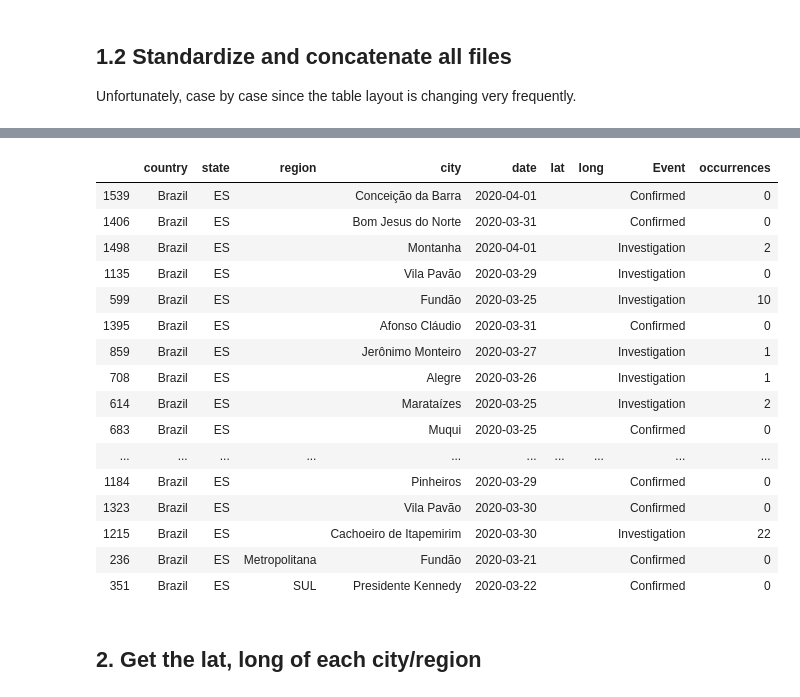
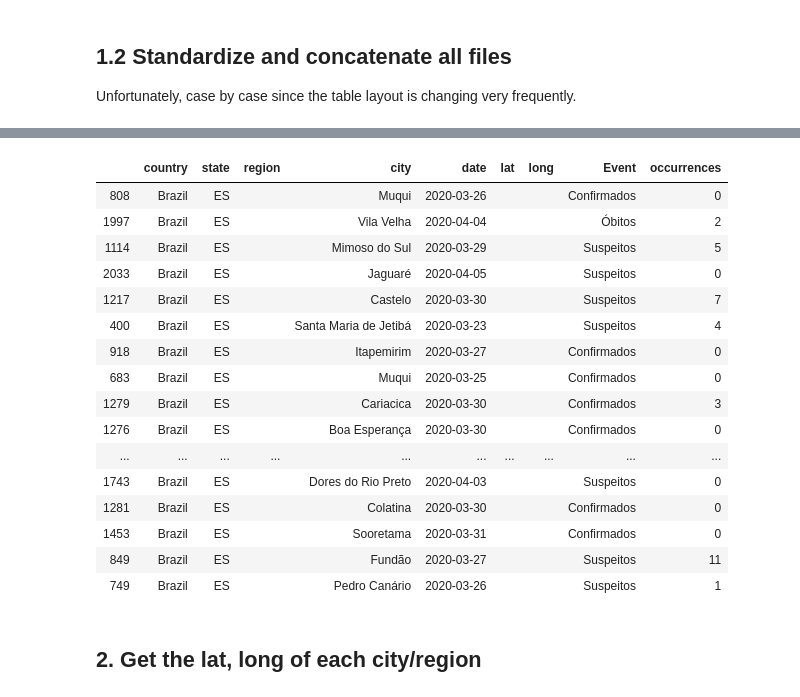
Before and after one commit to FabricioMatos/map-covid-19-es, a Jupyter notebook: 01-covid-19-map.ipynb, the cells around one changed output, grey strips where cells are left out. Saved outputs shown, nothing was run; the diff lists cells and outputs as text; code cells hidden in the pictures.

```diff
--- a/01-covid-19-map.ipynb
+++ b/01-covid-19-map.ipynb
@@ -91,11 +89,11 @@ def process_region_only(df, day):
     """
     df_i = df[[' Regiões de Saúde do ES ', ' Casos em investigação ']].head(4).copy()
     df_i.columns = ['region', 'occurrences']
-    df_i['Event'] = 'Investigation'
+    df_i['Event'] = 'Suspeitos'
 
     df_c = df[[' Regiões de Saúde do ES ', ' Casos confirmados ']].head(4).copy()
     df_c.columns = ['region', 'occurrences']
-    df_c['Event'] = 'Confirmed'
+    df_c['Event'] = 'Confirmados'
 
     for df in [df_i, df_c]:
         df['country'] = 'Brazil'
@@ -127,11 +125,11 @@ def process_region_and_city(df, day):
 
     df_i = df[[' Região ', ' Município ', ' Casos suspeitos ']].copy()
     df_i.columns = ['region', 'city', 'occurrences']
-    df_i['Event'] = 'Investigation'
+    df_i['Event'] = 'Suspeitos'
 
     df_c = df[[' Região ', ' Município ', ' Casos confirmados ']].copy()
     df_c.columns = ['region', 'city', 'occurrences']
-    df_c['Event'] = 'Confirmed'
+    df_c['Event'] = 'Confirmados'
 
     for df in [df_i, df_c]:
         df['country'] = 'Brazil'
@@ -156,11 +154,11 @@ def process_region_city_and_zone(df, day):
 
     df_i = df_tmp[[' Município de residência ', 'region', ' Caso suspeito ']].copy()
     df_i.columns = ['city', 'region', 'occurrences']
-    df_i['Event'] = 'Investigation'
+    df_i['Event'] = 'Suspeitos'
 
     df_c = df_tmp[[' Município de residência ', 'region', ' Caso confirmado ']].copy()
     df_c.columns = ['city', 'region', 'occurrences']
-    df_c['Event'] = 'Confirmed'
+    df_c['Event'] = 'Confirmados'
 
     for df in [df_i, df_c]:
         df['country'] = 'Brazil'
@@ -181,11 +179,11 @@ def process_city_only(df, day):
     """
     df_i = df[[' Município de residência ', ' Casos suspeitos ']].copy()
     df_i.columns = ['city', 'occurrences']
-    df_i['Event'] = 'Investigation'
+    df_i['Event'] = 'Suspeitos'
 
     df_c = df[[' Município de residência ',  ' Casos confirmados ']].copy()
     df_c.columns = ['city', 'occurrences']
-    df_c['Event'] = 'Confirmed'
+    df_c['Event'] = 'Confirmados'
 
     for df in [df_i, df_c]:
         df['country'] = 'Brazil'
@@ -210,11 +208,44 @@ def process_city_only_20200326(df, day):
 
     df_i = df[[' Município de residência ', ' Caso suspeito ']].copy()
     df_i.columns = ['city', 'occurrences']
-    df_i['Event'] = 'Investigation'
+    df_i['Event'] = 'Suspeitos'
 
     df_c = df[[' Município de residência ',  ' Caso confirmado ']].copy()
     df_c.columns = ['city', 'occurrences']
-    df_c['Event'] = 'Confirmed'
+    df_c['Event'] = 'Confirmados'
+
+    for df in [df_i, df_c]:
+        df['country'] = 'Brazil'
+        df['state'] = 'ES'
+        df['region'] = ''
+        df['date'] = f'{day[0:4]}-{day[4:6]}-{day[6:8]}'
+        df['lat'] = ''
+        df['long'] = ''
+
+    df_result = pd.concat([df_i, df_c])
+    df_result = df_result[['country', 'state', 'region', 'city', 'date', 'lat', 'long', 'Event', 'occurrences']]
+    return df_result
+
+
+def process_with_deaths(df, day):
+    """
+    Columns: ['Município de residência', 'Caso confirmado', 'Caso descartado',
+       'Caso suspeito', 'Total Geral', 'Óbitos']
+    """
+    df.columns = ['Município de residência', 'Caso confirmado', 'Caso descartado',
+       'Caso suspeito', 'Total Geral', 'Óbitos']
+
+    df_i = df[['Município de residência', 'Caso suspeito']].copy()
+    df_i.columns = ['city', 'occurrences']
+    df_i['Event'] = 'Suspeitos'
+
+    df_c = df[['Município de residência',  'Caso confirmado']].copy()
+    df_c.columns = ['city', 'occurrences']
+    df_c['Event'] = 'Confirmados'
+
+    df_c = df[['Município de residência',  'Óbitos']].copy()
+    df_c.columns = ['city', 'occurrences']
+    df_c['Event'] = 'Óbitos'
 
     for df in [df_i, df_c]:
         df['country'] = 'Brazil'
@@ -265,8 +296,12 @@ def standardize_dataset(dfs):
         elif day in ['20200323', '20200324', '20200325']:
             df_day = process_city_only(dfs[day], day)
             dfs_std = dfs_std + [df_day]
-        elif day in ['20200326', '20200327', '20200328', '20200329', '20200330', '20200331', '20200401']:
+        elif day in ['20200326', '20200327', '20200328', '20200329', '20200330', '20200331', '20200401',
+                     '20200402', '20200403']:
             df_day = process_city_only_20200326(dfs[day], day)
+            dfs_std = dfs_std + [df_day]
+        elif day in ['20200404', '20200405', '20200406']:
+            df_day = process_with_deaths(dfs[day], day)
             dfs_std = dfs_std + [df_day]
 
     df = pd.concat(dfs_std)
@@ -293,20 +328,20 @@ df.sample(20, random_state=1)
 |  | country | state | region | city | date | lat | long | Event | occurrences |
-| 1539 | Brazil | ES |  | Conceição da Barra | 2020-04-01 |  |  | Confirmed | 0 |
-| 1406 | Brazil | ES |  | Bom Jesus do Norte | 2020-03-31 |  |  | Confirmed | 0 |
-| 1498 | Brazil | ES |  | Montanha | 2020-04-01 |  |  | Investigation | 2 |
-| 1135 | Brazil | ES |  | Vila Pavão | 2020-03-29 |  |  | Investigation | 0 |
-| 599 | Brazil | ES |  | Fundão | 2020-03-25 |  |  | Investigation | 10 |
-| 1395 | Brazil | ES |  | Afonso Cláudio | 2020-03-31 |  |  | Confirmed | 0 |
-| 859 | Brazil | ES |  | Jerônimo Monteiro | 2020-03-27 |  |  | Investigation | 1 |
-| 708 | Brazil | ES |  | Alegre | 2020-03-26 |  |  | Investigation | 1 |
-| 614 | Brazil | ES |  | Marataízes | 2020-03-25 |  |  | Investigation | 2 |
-| 683 | Brazil | ES |  | Muqui | 2020-03-25 |  |  | Confirmed | 0 |
+| 808 | Brazil | ES |  | Muqui | 2020-03-26 |  |  | Confirmados | 0 |
+| 1997 | Brazil | ES |  | Vila Velha | 2020-04-04 |  |  | Óbitos | 2 |
+| 1114 | Brazil | ES |  | Mimoso do Sul | 2020-03-29 |  |  | Suspeitos | 5 |
+| 2033 | Brazil | ES |  | Jaguaré | 2020-04-05 |  |  | Suspeitos | 0 |
+| 1217 | Brazil | ES |  | Castelo | 2020-03-30 |  |  | Suspeitos | 7 |
+| 400 | Brazil | ES |  | Santa Maria de Jetibá | 2020-03-23 |  |  | Suspeitos | 4 |
+| 918 | Brazil | ES |  | Itapemirim | 2020-03-27 |  |  | Confirmados | 0 |
+| 683 | Brazil | ES |  | Muqui | 2020-03-25 |  |  | Confirmados | 0 |
+| 1279 | Brazil | ES |  | Cariacica | 2020-03-30 |  |  | Confirmados | 3 |
+| 1276 | Brazil | ES |  | Boa Esperança | 2020-03-30 |  |  | Confirmados | 0 |
 | ... | ... | ... | ... | ... | ... | ... | ... | ... | ... |
-| 1184 | Brazil | ES |  | Pinheiros | 2020-03-29 |  |  | Confirmed | 0 |
-| 1323 | Brazil | ES |  | Vila Pavão | 2020-03-30 |  |  | Confirmed | 0 |
-| 1215 | Brazil | ES |  | Cachoeiro de Itapemirim | 2020-03-30 |  |  | Investigation | 22 |
-| 236 | Brazil | ES | Metropolitana | Fundão | 2020-03-21 |  |  | Confirmed | 0 |
-| 351 | Brazil | ES | SUL | Presidente Kennedy | 2020-03-22 |  |  | Confirmed | 0 |
+| 1743 | Brazil | ES |  | Dores do Rio Preto | 2020-04-03 |  |  | Suspeitos | 0 |
+| 1281 | Brazil | ES |  | Colatina | 2020-03-30 |  |  | Confirmados | 0 |
+| 1453 | Brazil | ES |  | Sooretama | 2020-03-31 |  |  | Confirmados | 0 |
+| 849 | Brazil | ES |  | Fundão | 2020-03-27 |  |  | Suspeitos | 11 |
+| 749 | Brazil | ES |  | Pedro Canário | 2020-03-26 |  |  | Suspeitos | 1 |
 # %% [markdown]
 ## 2. Get the lat, long of each city/region
 # %%
```
Also changed, not shown: parts of 20 cells of this notebook, 8 other files.
